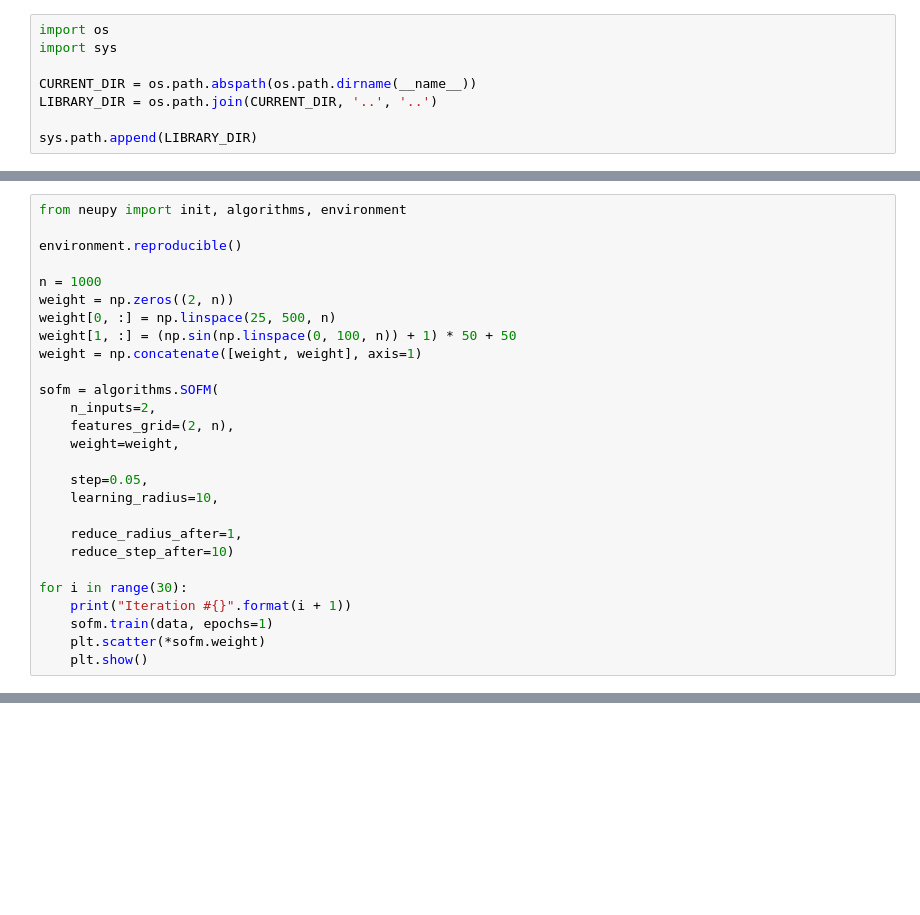
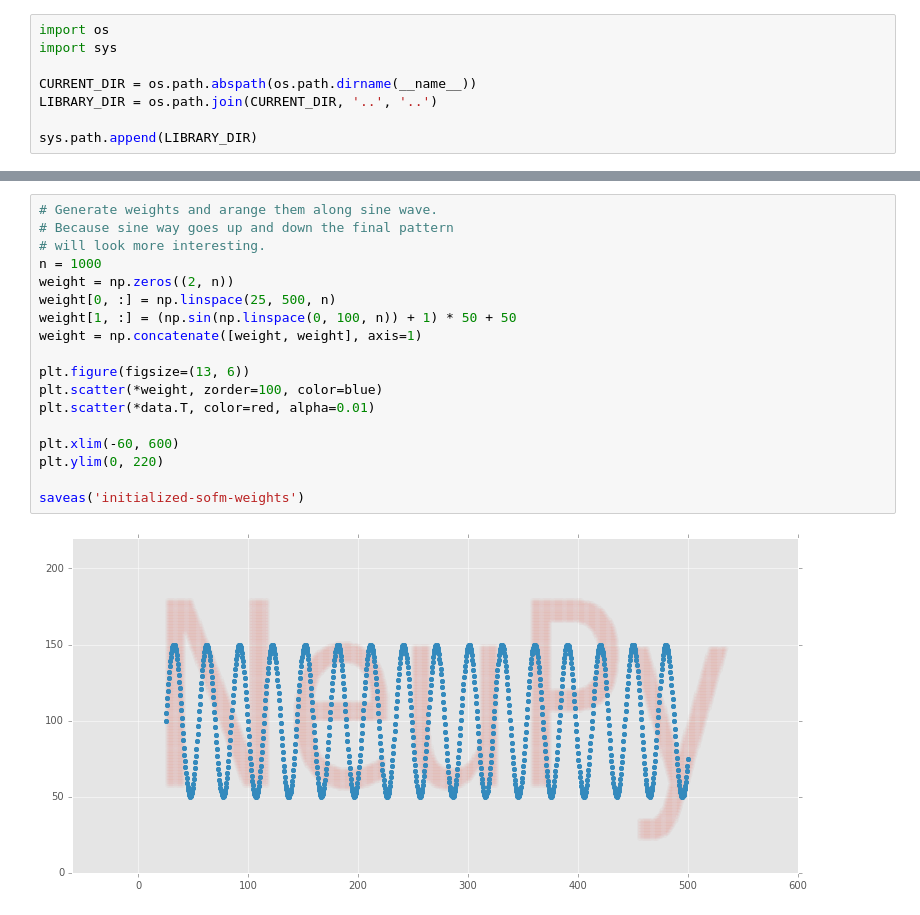
Before and after one commit to itdxer/neupy, a Jupyter notebook: notebooks/sofm/Generating NeuPy logo with SOFM.ipynb, the cells around one changed output, grey strips where cells are left out. Drawn from its saved outputs; the diff is of its cells as text; blank space fills up the shorter version.

```diff
--- a/notebooks/sofm/Generating NeuPy logo with SOFM.ipynb
+++ b/notebooks/sofm/Generating NeuPy logo with SOFM.ipynb
@@ -44,27 +60,0 @@ Use ``imageio.imread`` instead.
-# %%
-from neupy import init, algorithms, environment
-
-environment.reproducible()
-
-n = 1000
-weight = np.zeros((2, n))
-weight[0, :] = np.linspace(25, 500, n)
-weight[1, :] = (np.sin(np.linspace(0, 100, n)) + 1) * 50 + 50
-weight = np.concatenate([weight, weight], axis=1)
-
-sofm = algorithms.SOFM(
-    n_inputs=2,
-    features_grid=(2, n),
-    weight=weight,
-
-    step=0.05,
-    learning_radius=10,
-
-    reduce_radius_after=1,
-    reduce_step_after=10)
-
-for i in range(30):
-    print("Iteration #{}".format(i + 1))
-    sofm.train(data, epochs=1)
-    plt.scatter(*sofm.weight)
-    plt.show()
@@ -84,0 +61,20 @@ Iteration #6
+# %%
+# Generate weights and arange them along sine wave.
+# Because sine way goes up and down the final pattern
+# will look more interesting.
+n = 1000
+weight = np.zeros((2, n))
+weight[0, :] = np.linspace(25, 500, n)
+weight[1, :] = (np.sin(np.linspace(0, 100, n)) + 1) * 50 + 50
+weight = np.concatenate([weight, weight], axis=1)
+
+plt.figure(figsize=(13, 6))
+plt.scatter(*weight, zorder=100, color=blue)
+plt.scatter(*data.T, color=red, alpha=0.01)
+
+plt.xlim(-60, 600)
+plt.ylim(0, 220)
+
+saveas('initialized-sofm-weights')
+# %% [output]
+[figure, added]
```
Also changed, not shown: parts of 7 cells of this notebook, 13 other files.
